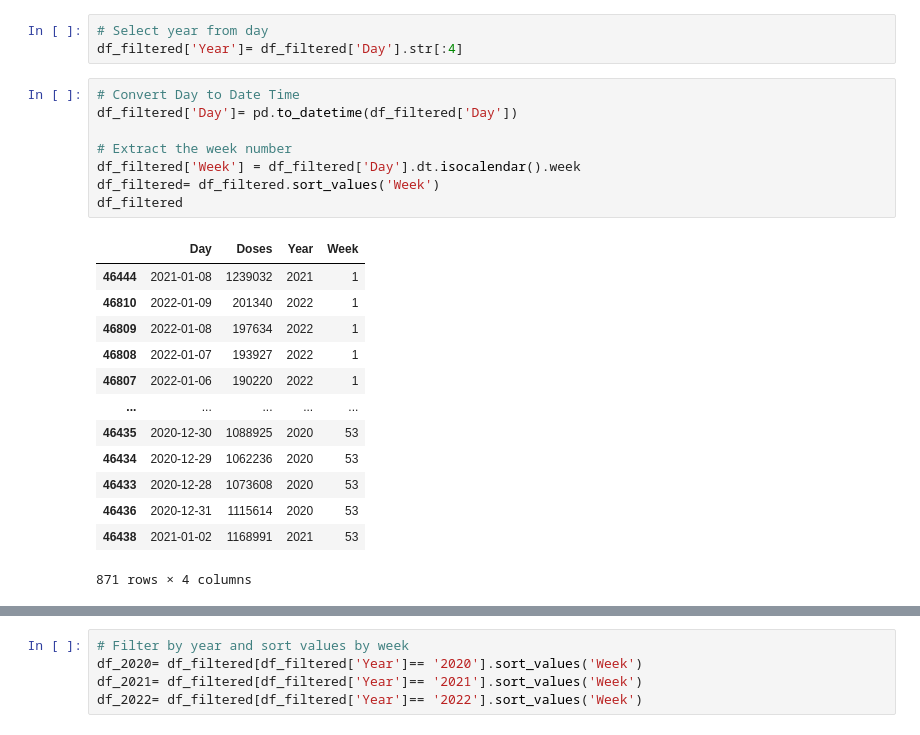
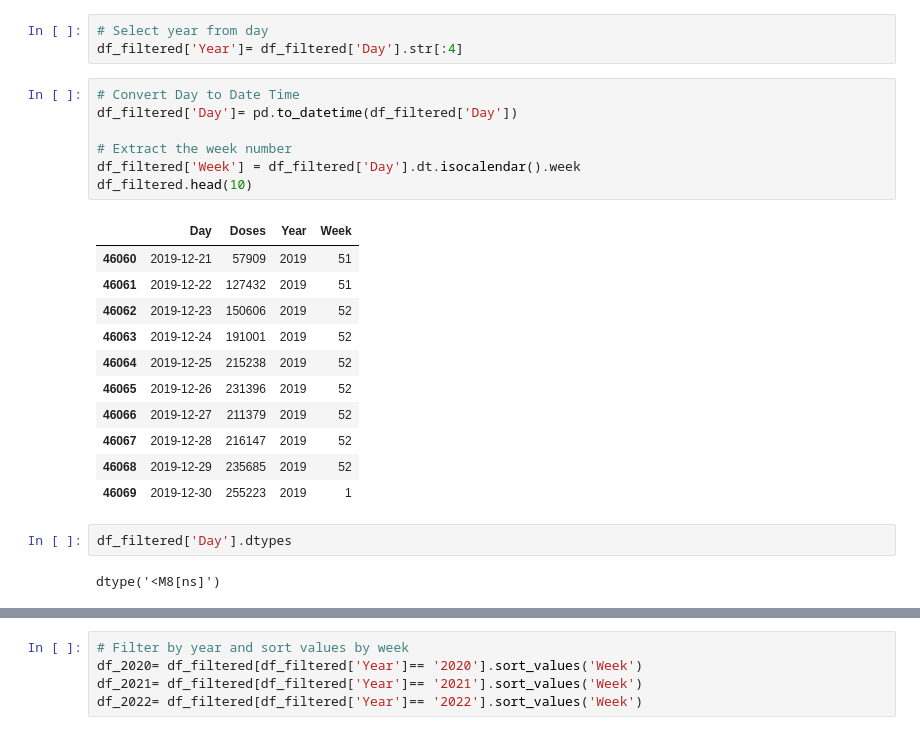
Before and after one commit to carolinehagood/covid-project, a Jupyter notebook: vaccine_data_cleaning.ipynb, the cells around one changed output, grey strips where cells are left out. Drawn from its saved outputs; the diff is of its cells as text.

```diff
--- a/vaccine_data_cleaning.ipynb
+++ b/vaccine_data_cleaning.ipynb
@@ -72,22 +72,23 @@ df_filtered['Year']= df_filtered['Day'].str[:4]
 # %%
 # Convert Day to Date Time
 df_filtered['Day']= pd.to_datetime(df_filtered['Day'])
 
 # Extract the week number
 df_filtered['Week'] = df_filtered['Day'].dt.isocalendar().week
-df_filtered= df_filtered.sort_values('Week')
-df_filtered
+df_filtered.head(10)
 # %% [output]
 |  | Day | Doses | Year | Week |
-| 46444 | 2021-01-08 | 1239032 | 2021 | 1 |
-| 46810 | 2022-01-09 | 201340 | 2022 | 1 |
-| 46809 | 2022-01-08 | 197634 | 2022 | 1 |
-| 46808 | 2022-01-07 | 193927 | 2022 | 1 |
-| 46807 | 2022-01-06 | 190220 | 2022 | 1 |
-| ... | ... | ... | ... | ... |
-| 46435 | 2020-12-30 | 1088925 | 2020 | 53 |
-| 46434 | 2020-12-29 | 1062236 | 2020 | 53 |
-| 46433 | 2020-12-28 | 1073608 | 2020 | 53 |
-| 46436 | 2020-12-31 | 1115614 | 2020 | 53 |
-| 46438 | 2021-01-02 | 1168991 | 2021 | 53 |
+| 46060 | 2019-12-21 | 57909 | 2019 | 51 |
+| 46061 | 2019-12-22 | 127432 | 2019 | 51 |
+| 46062 | 2019-12-23 | 150606 | 2019 | 52 |
+| 46063 | 2019-12-24 | 191001 | 2019 | 52 |
+| 46064 | 2019-12-25 | 215238 | 2019 | 52 |
+| 46065 | 2019-12-26 | 231396 | 2019 | 52 |
+| 46066 | 2019-12-27 | 211379 | 2019 | 52 |
+| 46067 | 2019-12-28 | 216147 | 2019 | 52 |
+| 46068 | 2019-12-29 | 235685 | 2019 | 52 |
+| 46069 | 2019-12-30 | 255223 | 2019 | 1 |
-871 rows × 4 columns
+# %%
+df_filtered['Day'].dtypes
+# %% [output]
+dtype('<M8[ns]')
```
Also changed, not shown: parts of 8 cells of this notebook.
